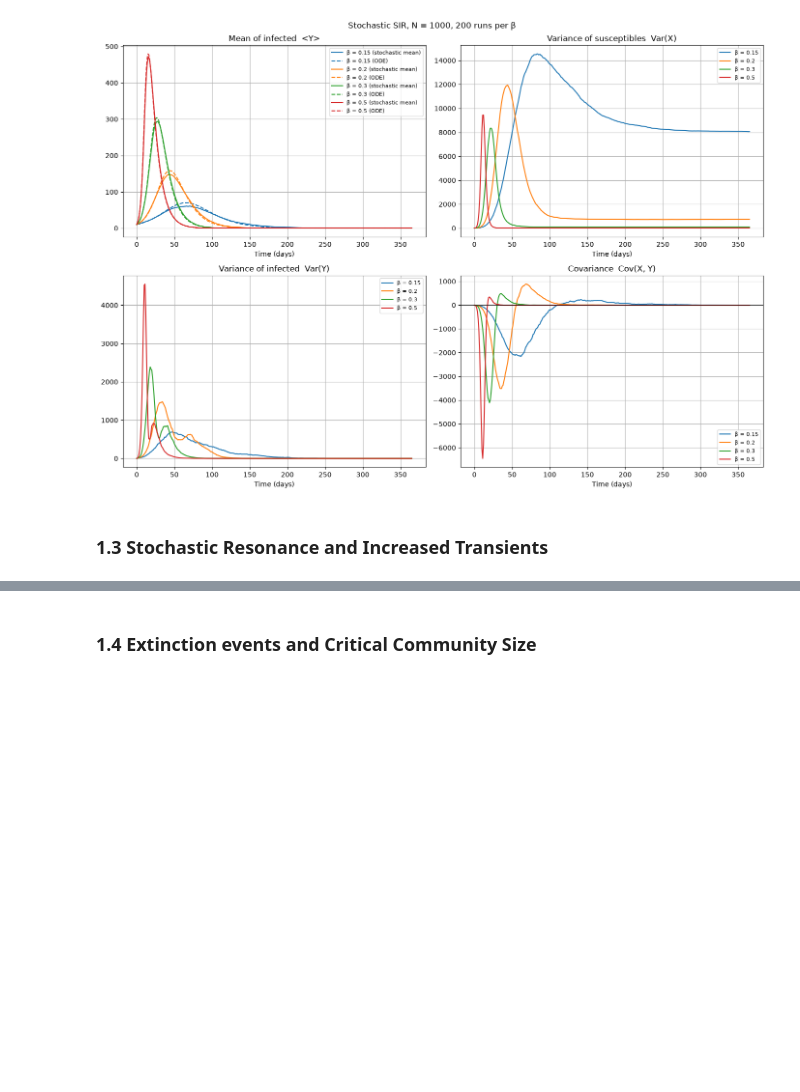
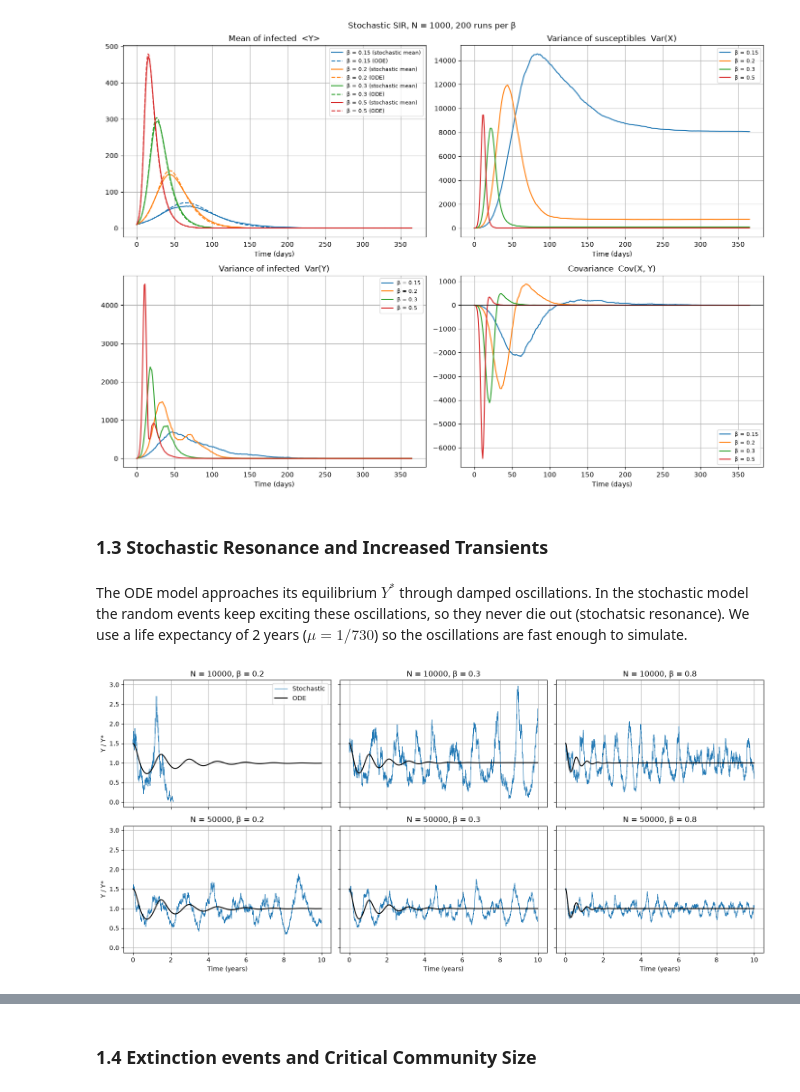
Before and after one commit to emilie-taffouraud/assignment2-stochastic-spatial-models, a Jupyter notebook: Jakobsen_16944763_Taffouraud_14886820_assignment2.ipynb, the cells around one changed output, grey strips where cells are left out. Saved outputs shown, nothing was run; the diff lists cells and outputs as text; code cells hidden in the pictures; blank space fills up the shorter version.

Commit message:
1.3 stochastic resonance and increased transients

```diff
--- a/Jakobsen_16944763_Taffouraud_14886820_assignment2.ipynb
+++ b/Jakobsen_16944763_Taffouraud_14886820_assignment2.ipynb
@@ -492,3 +492,5 @@ plt.show()
 [figure]
 # %% [markdown]
 ### 1.3 Stochastic Resonance and Increased Transients
+# %% [markdown]
+The ODE model approaches its equilibrium $Y^*$ through damped oscillations. In the stochastic model the random events keep exciting these oscillations, so they never die out (stochatsic resonance). We use a life expectancy of 2 years ($\mu = 1/730$) so the oscillations are fast enough to simulate.
@@ -494,0 +529,27 @@ plt.show()
+# %%
+# stochastic resonance start 50% above the equilibrium, compare ODE and stochastic model for different N and beta
+
+days = 10 * 365
+t_years = np.arange(days) / 365
+
+fig, axes = plt.subplots(2, 3, figsize=(15, 7), sharex=True, sharey=True)
+for row, N0 in enumerate([10000, 50000]):
+    for col, beta_i in enumerate([0.2, 0.3, 0.8]):
+        X_star, Y_star = equilibrium(N0, beta_i)
+        Y0 = round(1.5 * Y_star)
+        ode = odeint(model, [X_star, Y0, N0 - X_star - Y0], np.arange(days), args=(beta_i, gamma, mu_res))
+
+        ax = axes[row, col]
+        ax.plot(t_years, gillespie_daily(N0, beta_i, X_star, Y0, days) / Y_star, lw=0.8, label="Stochastic")
+        ax.plot(t_years, ode[:, 1] / Y_star, "k", lw=1.5, label="ODE")
+        ax.set_title(f"N = {N0}, β = {beta_i}")
+        ax.grid()
+for ax in axes[1]:
+    ax.set_xlabel("Time (years)")
+for ax in axes[:, 0]:
+    ax.set_ylabel("Y / Y*")
+axes[0, 0].legend()
+plt.tight_layout()
+plt.show()
+# %% [output]
+[figure, added]
```
Also changed, not shown: parts of 4 cells of this notebook.
